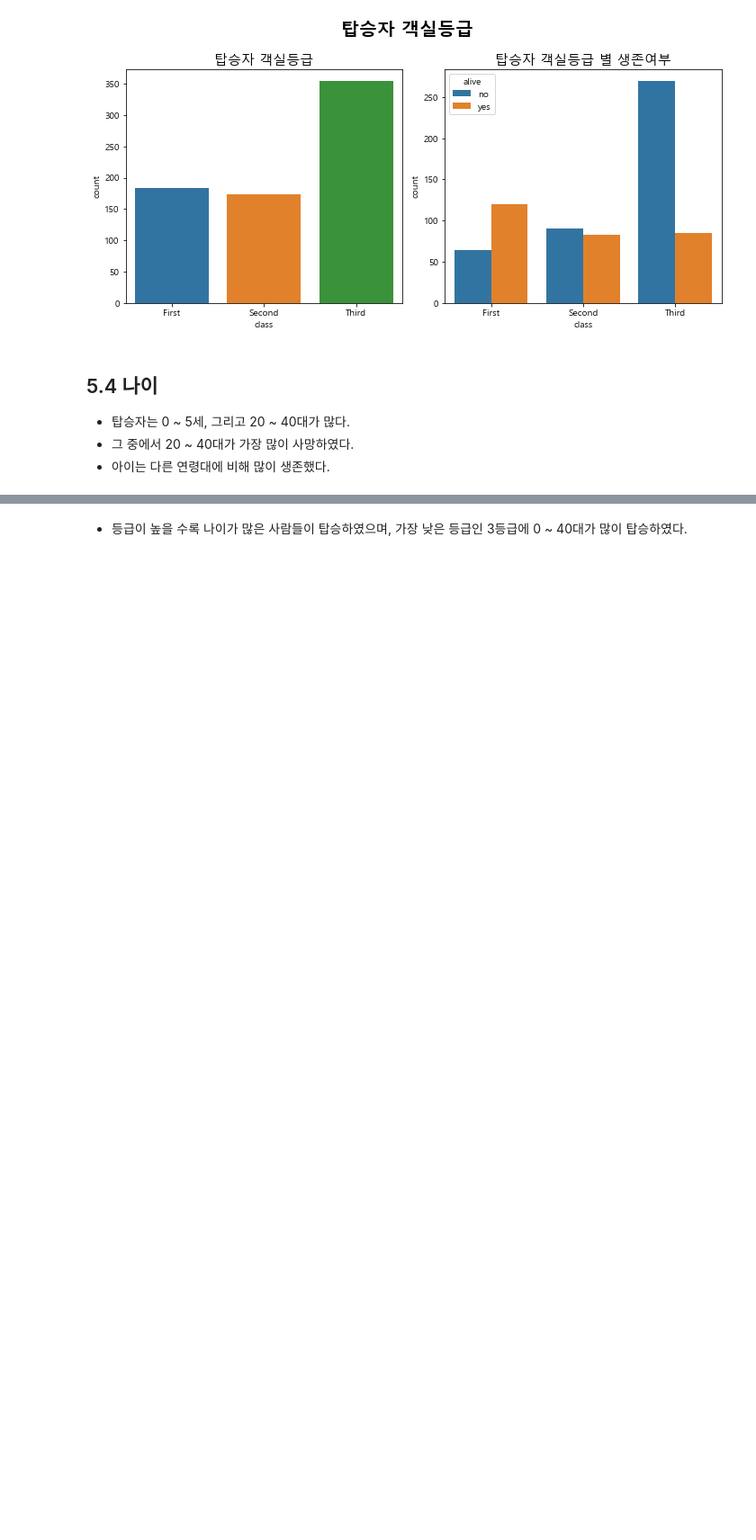
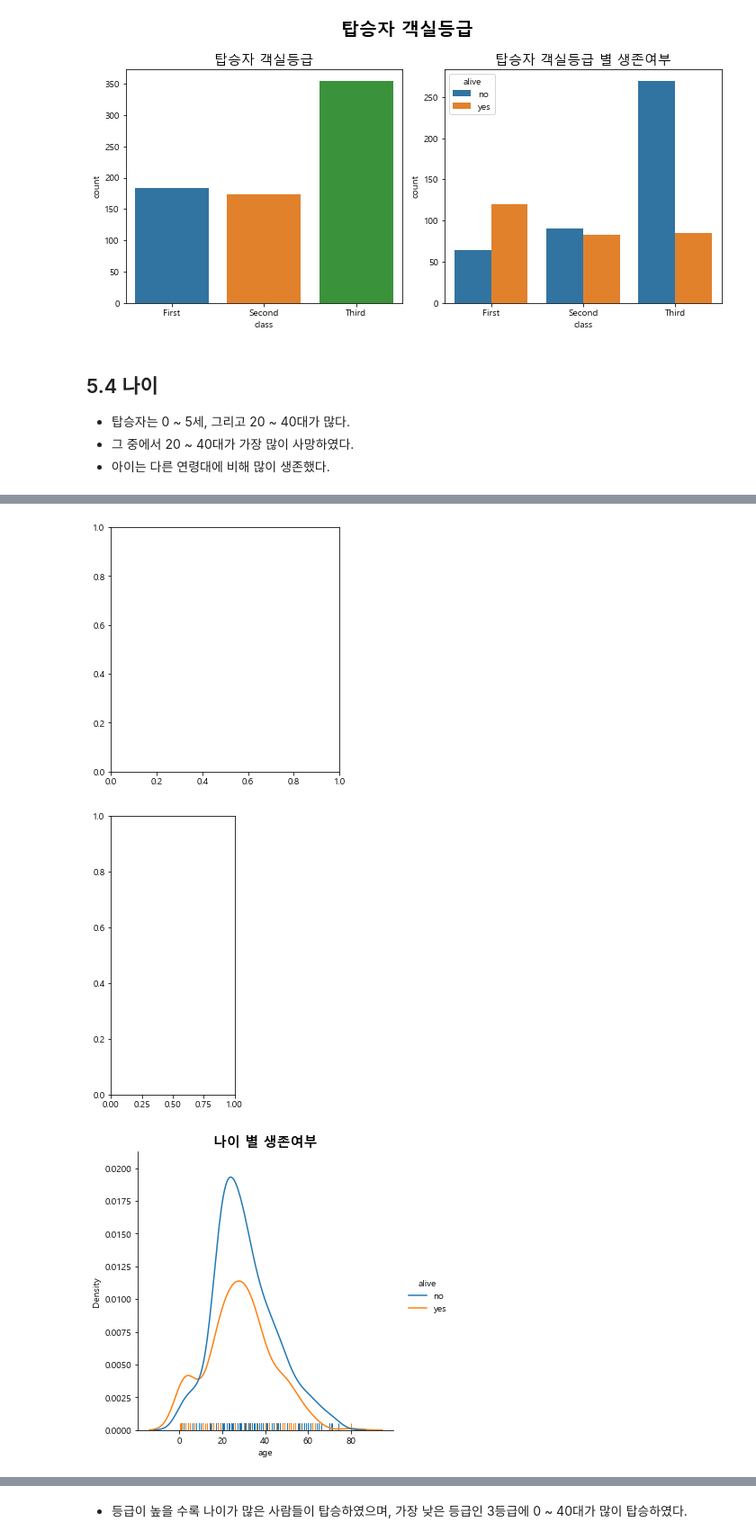
Before and after one commit to aramssong/Udemy_STARTERS, a Jupyter notebook: 1. 파이썬/2. 파이썬 시각화/2.4 데이터 시각화 (seaborn 그래프 - titanic data).ipynb, the cells around one changed output, grey strips where cells are left out. Shown at 90% size. Saved outputs shown, nothing was run; the diff lists cells and outputs as text; code cells hidden in the pictures; blank space fills up the shorter version.

```diff
--- a/1. 파이썬/2. 파이썬 시각화/2.4 데이터 시각화 (seaborn 그래프 - titanic data).ipynb
+++ b/1. 파이썬/2. 파이썬 시각화/2.4 데이터 시각화 (seaborn 그래프 - titanic data).ipynb
@@ -160,0 +167,19 @@ plt.show()
+# %%
+# displot은 subplot으로 그릴 수 없음!
+# displot은 figure 레벨에서 그려지기 때문 (axes가 아니라)
+
+plt.figure(figsize = (10, 5))
+
+plt.subplot(1, 2, 1)
+sns.displot(data = titanic, x = 'age', bins = 20, kde = True)
+plt.title('나이 별 탑승자 수', size = 15, weight = 'bold')
+
+plt.subplot(1, 2, 2)
+sns.displot(data = titanic, x = 'age', hue = 'alive', rug = True, kind = 'kde')
+plt.title('나이 별 생존여부', size = 15, weight = 'bold')
+
+plt.show()
+# %% [output]
+[figure, added]
+[figure, added]
+[figure, added]
```
Also changed, not shown: parts of 7 cells of this notebook.
